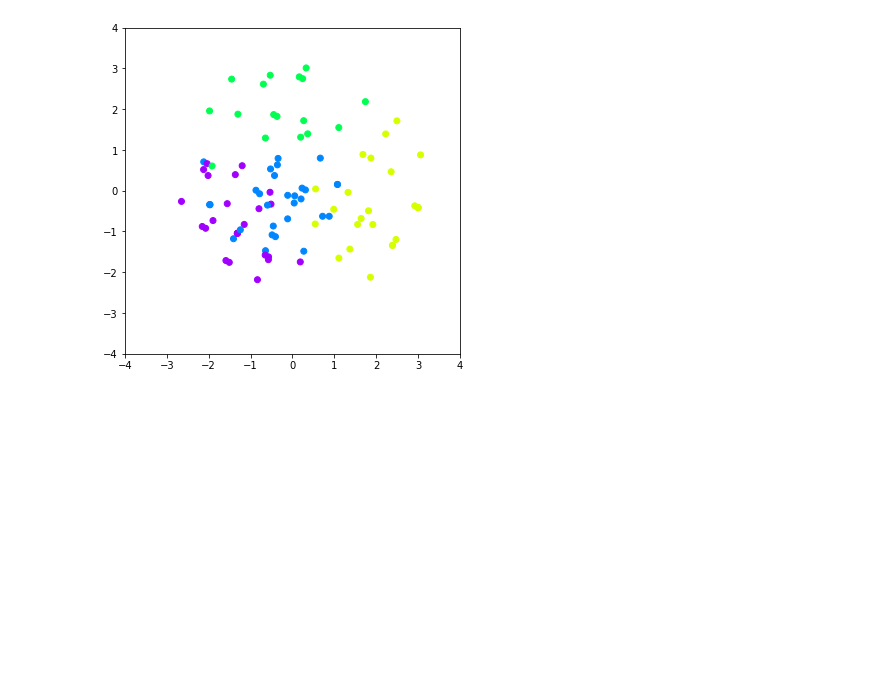
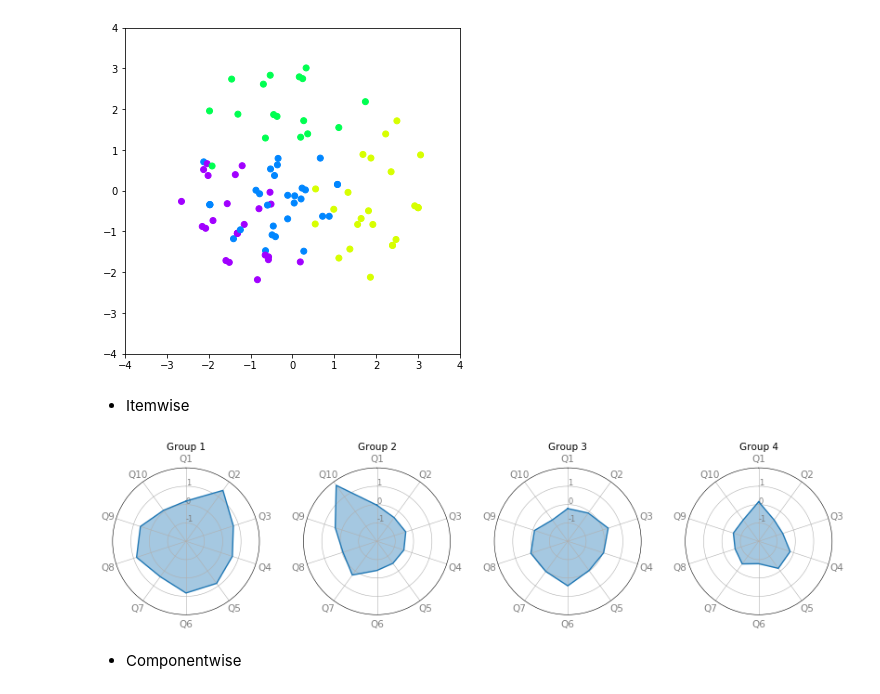
Before and after one commit to Jangwonjin/Learning_achievement_analysis, a Jupyter notebook: adaptive_dimension_reduction.ipynb, the cells around one changed output. Saved outputs shown, nothing was run; the diff lists cells and outputs as text; code cells hidden in the pictures; blank space fills up the shorter version.

Commit message:
update visualization

```diff
--- a/adaptive_dimension_reduction.ipynb
+++ b/adaptive_dimension_reduction.ipynb
@@ -158,3 +158,22 @@ plt.ylim(-4,4)
 # %% [output]
 (-4, 4)
 [figure]
+# %% [markdown]
+* Itemwise
+# %%
+itemwise_km = [np.mean(data_standardized[labels == i+1], axis=0) for i in range(num_clusters)]
+# %%
+my_dpi=50
+plt.figure(figsize=(1000/my_dpi, 750/my_dpi), dpi=my_dpi)
+
+items = ['Q'+ str(i+1) for i in range(data_standardized.shape[1])]
+
+for row in range(0, len(itemwise_km)):
+    ax = plt.subplot(1,num_clusters,row + 1, polar=True)
+    plt.subplots_adjust(wspace=0.3)
+    values = itemwise_km[row]
+    make_spider(items, values, row, ax, 'Group ' + str(row + 1))
+# %% [output]
+[figure, added]
+# %% [markdown]
+* Componentwise
```
Also changed, not shown: parts of 3 cells of this notebook.
